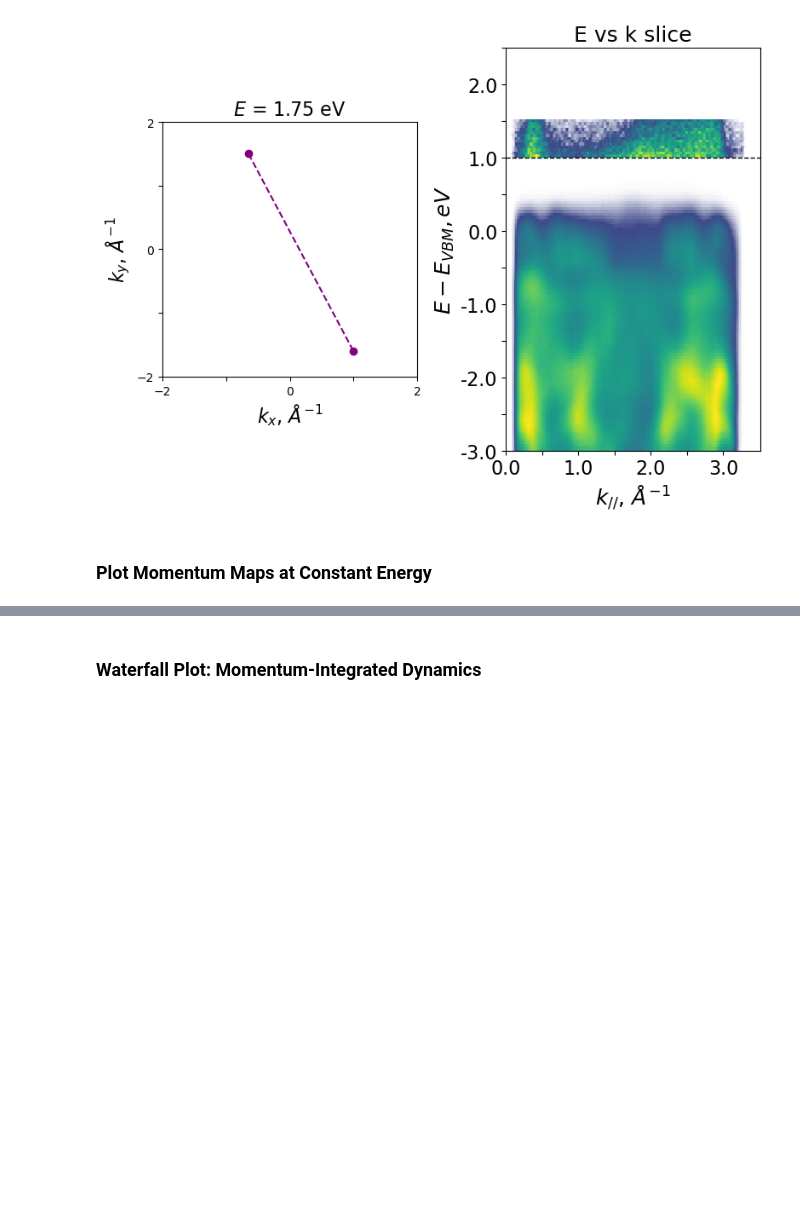
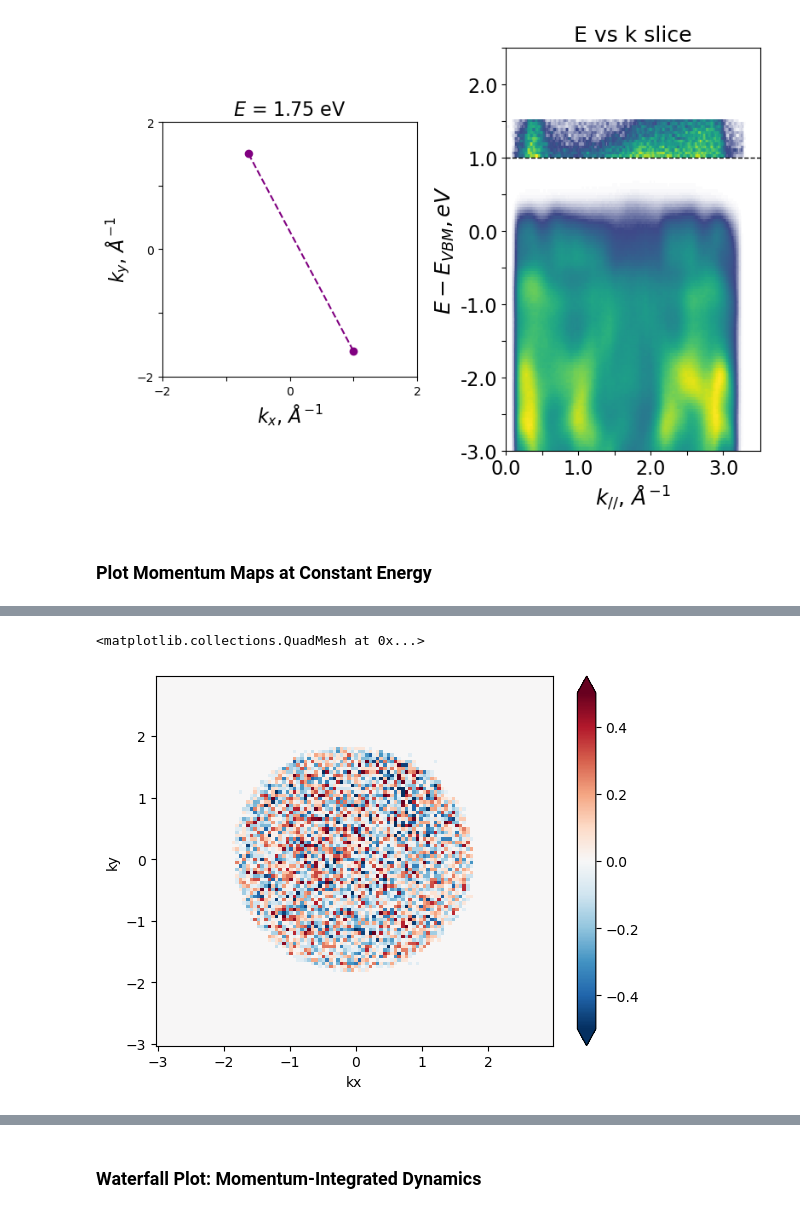
Before and after one commit to lawsonlloyd/mpes-analysis, a Jupyter notebook: mpes_Plot_Analysis.ipynb, the cells around one changed output, grey strips where cells are left out. Saved outputs shown, nothing was run; the diff lists cells and outputs as text; code cells hidden in the pictures; blank space fills up the shorter version.

```diff
--- a/mpes_Plot_Analysis.ipynb
+++ b/mpes_Plot_Analysis.ipynb
@@ -203,0 +202,5 @@ fig, ax, im = mpes.plot_momentum_maps(
+# %%
+mm_diff.plot(vmin=-.5, vmax=.5, cmap='RdBu_r')
+# %% [output]
+<matplotlib.collections.QuadMesh at 0x...>
+[figure, added]
```
Also changed, not shown: parts of 8 cells of this notebook.
